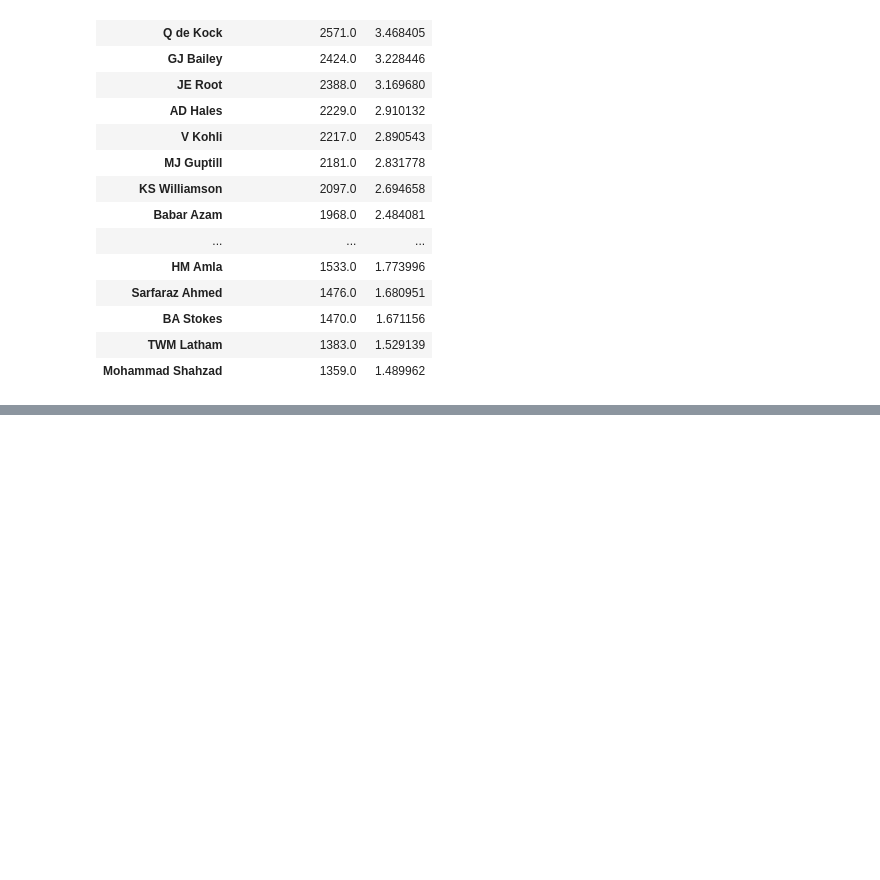
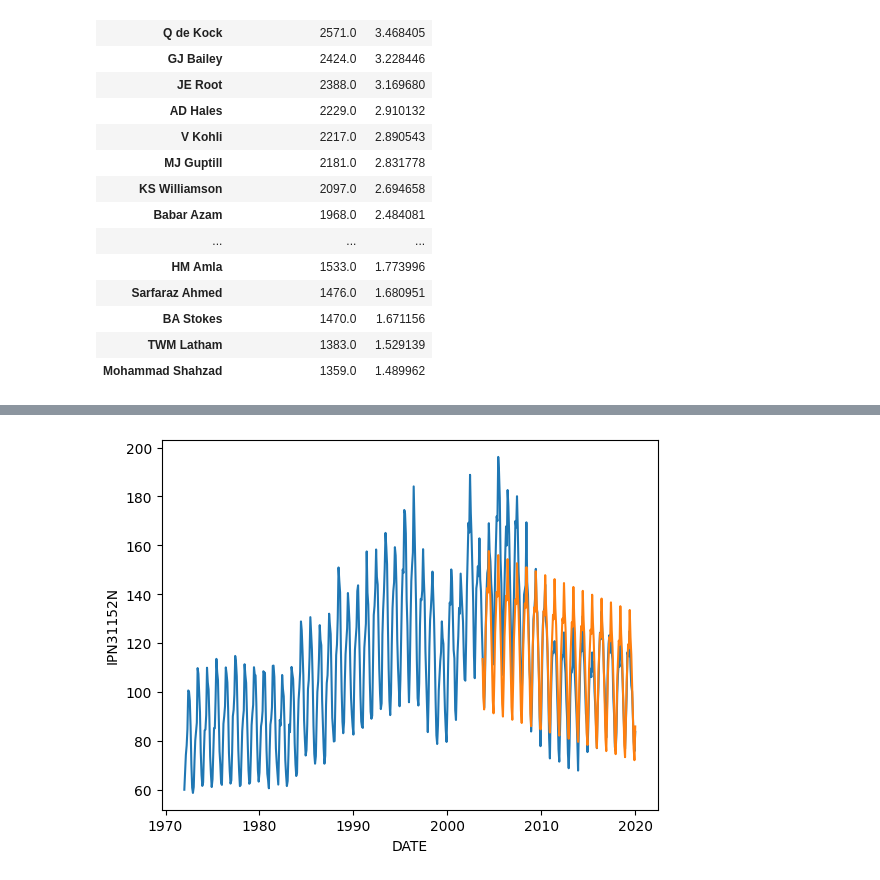
Before and after one commit to Mechturncoder/data_analystic, a Jupyter notebook: practise_ZScore.ipynb, the cells around one changed output, grey strips where cells are left out. Cells and saved outputs as stored; diff of their text form; code cells hidden in the pictures; blank space fills up the shorter version.

```diff
--- a/practise_ZScore.ipynb
+++ b/practise_ZScore.ipynb
@@ -204,0 +276,12 @@ df_2016.head(25)
+# %%
+train = ice_df[:round(len(ice_df)*66/100)]      # take the first 70% data
+
+test = ice_df[round(len(ice_df)*66/100):]
+# %%
+# Now SARIMAX predictions
+p,d,q = 3,1,2
+model = SARIMAX(train['IPN31152N'], order=(p,d,q), seasonal_order=(1,0,2,12))   #(3,1,2)(1,0,2)[12]
+model_fit = model.fit()
+prediction= model_fit.predict(start=test.index[0], end=test.index[-1])
+ice_df['sarimaxPred'] = prediction
+ice_df.tail()
@@ -204,0 +296,7 @@ df_2016.head(25)
+# %%
+sns.lineplot(data=ice_df, x=ice_df.index, y='IPN31152N')
+
+sns.lineplot(data=ice_df, x=ice_df.index, y='sarimaxPred')
+plt.show()
+# %% [output]
+[figure, added]
```
Also changed, not shown: parts of 12 cells of this notebook, 2 other files.
